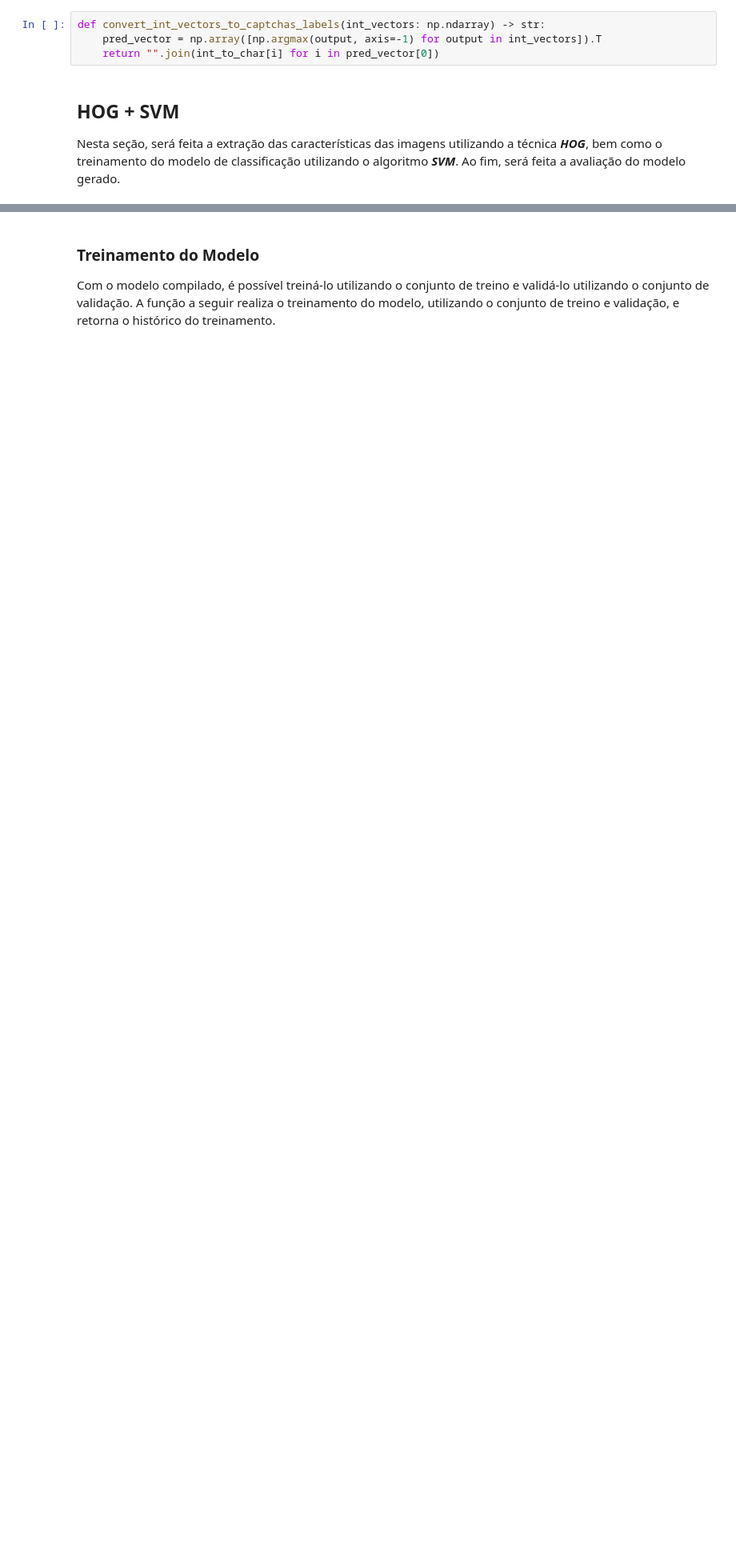
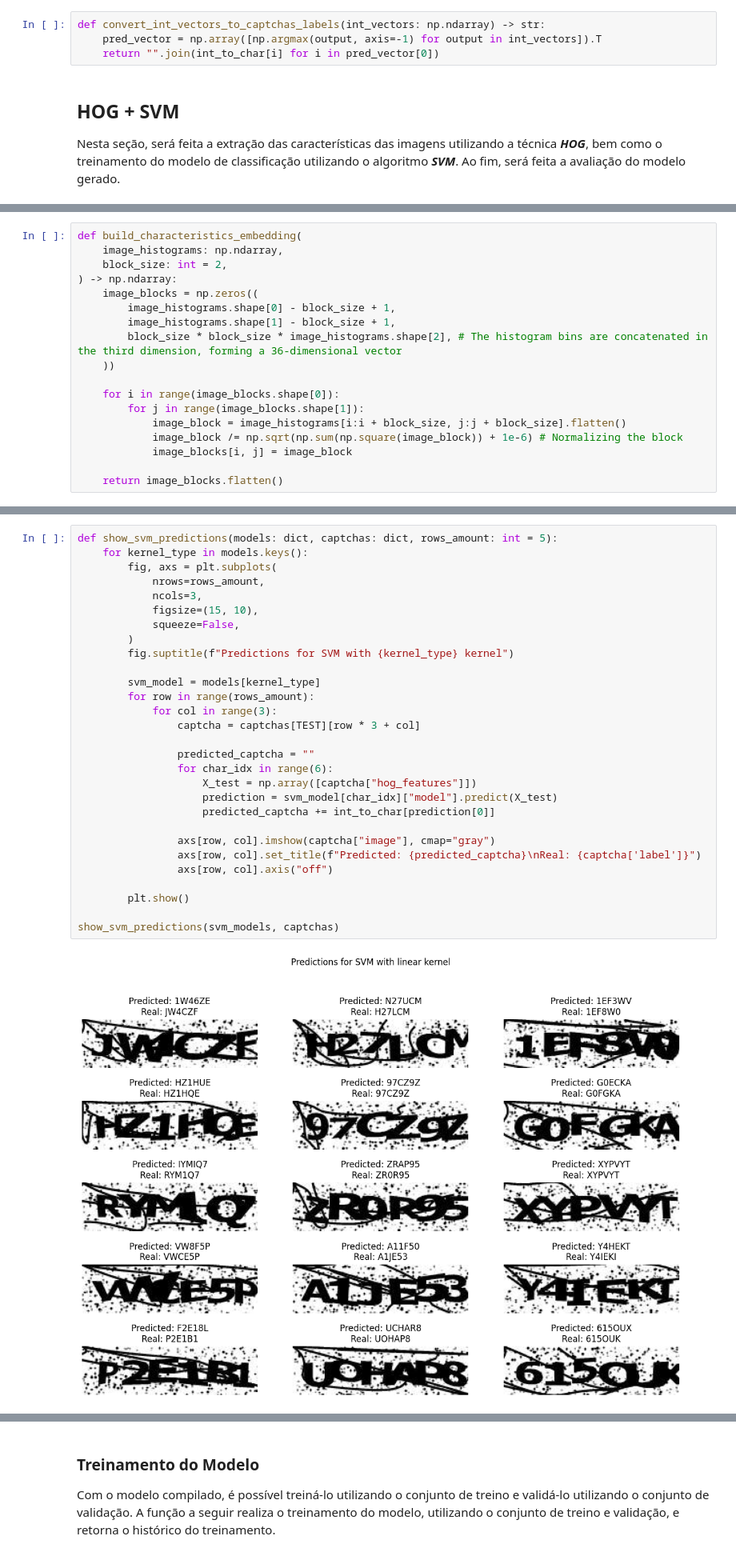
Before and after one commit to pedro-de-oliveira-guedes/captcha-recognition, a Jupyter notebook: captcha-recognition.ipynb, the cells around one changed output, grey strips where cells are left out. Shown at 80% size. Saved outputs shown, nothing was run; the diff lists cells and outputs as text; blank space fills up the shorter version.

Commit message:
feat: implementing HOG + SVM captcha recognition

```diff
--- a/captcha-recognition.ipynb
+++ b/captcha-recognition.ipynb
@@ -275,0 +382,18 @@ Nesta seção, será feita a extração das características das imagens utiliza
+# %%
+def build_characteristics_embedding(
+    image_histograms: np.ndarray,
+    block_size: int = 2,
+) -> np.ndarray:
+    image_blocks = np.zeros((
+        image_histograms.shape[0] - block_size + 1,
+        image_histograms.shape[1] - block_size + 1,
+        block_size * block_size * image_histograms.shape[2], # The histogram bins are concatenated in the third dimension, forming a 36-dimensional vector
+    ))
+
+    for i in range(image_blocks.shape[0]):
+        for j in range(image_blocks.shape[1]):
+            image_block = image_histograms[i:i + block_size, j:j + block_size].flatten()
+            image_block /= np.sqrt(np.sum(np.square(image_block)) + 1e-6) # Normalizing the block
+            image_blocks[i, j] = image_block
+
+    return image_blocks.flatten()
@@ -275,0 +533,31 @@ Nesta seção, será feita a extração das características das imagens utiliza
+# %%
+def show_svm_predictions(models: dict, captchas: dict, rows_amount: int = 5):
+    for kernel_type in models.keys():
+        fig, axs = plt.subplots(
+            nrows=rows_amount,
+            ncols=3,
+            figsize=(15, 10),
+            squeeze=False,
+        )
+        fig.suptitle(f"Predictions for SVM with {kernel_type} kernel")
+
+        svm_model = models[kernel_type]
+        for row in range(rows_amount):
+            for col in range(3):
+                captcha = captchas[TEST][row * 3 + col]
+
+                predicted_captcha = ""
+                for char_idx in range(6):
+                    X_test = np.array([captcha["hog_features"]])
+                    prediction = svm_model[char_idx]["model"].predict(X_test)
+                    predicted_captcha += int_to_char[prediction[0]]
+
+                axs[row, col].imshow(captcha["image"], cmap="gray")
+                axs[row, col].set_title(f"Predicted: {predicted_captcha}\nReal: {captcha['label']}")
+                axs[row, col].axis("off")
+
+        plt.show()
+
+show_svm_predictions(svm_models, captchas)
+# %% [output]
+[figure, added]
```
Also changed, not shown: parts of 34 cells of this notebook.
